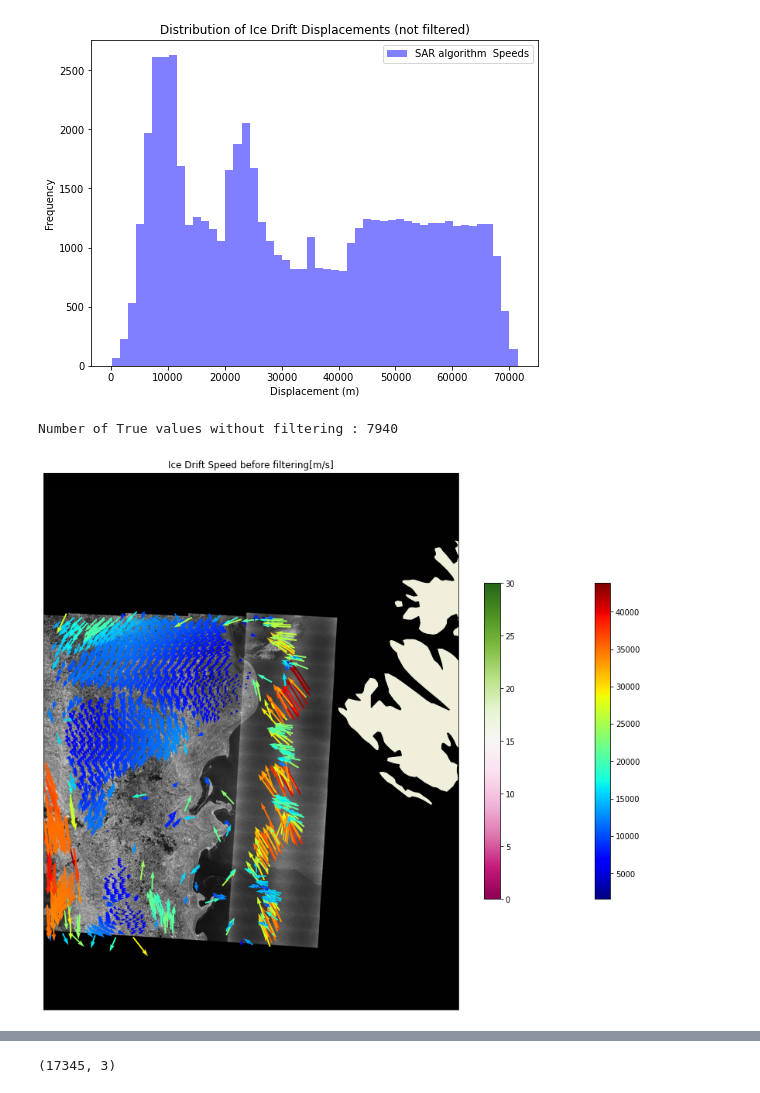
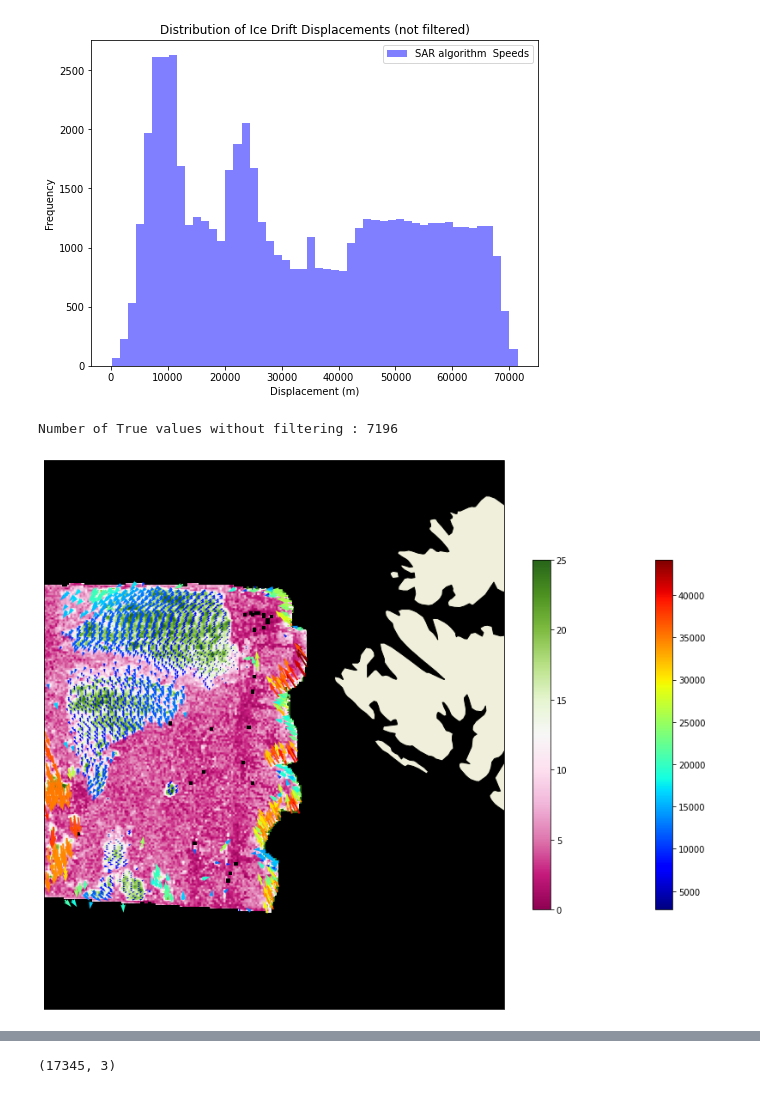
Before and after one commit to AnnaT1990/SAR_forecast_experiment, a Jupyter notebook: 2022-2023_48h_experiment/forecast_quality_analysis/forecast_SAR2_model_12-14feb.ipynb, the cells around one changed output, grey strips where cells are left out. Cells and saved outputs as stored; diff of their text form; code cells hidden in the pictures.

```diff
--- a/2022-2023_48h_experiment/forecast_quality_analysis/forecast_SAR2_model_12-14feb.ipynb
+++ b/2022-2023_48h_experiment/forecast_quality_analysis/forecast_SAR2_model_12-14feb.ipynb
@@ -199,7 +204,7 @@ plt.show()
 [figure]
 # %%
 import xarray as xr
-data = xr.open_dataset("https://thredds.met.no/thredds/dodsC/fou-hi/barents_eps_eps/barents_eps_20230901T00Z.nc")
+data = xr.open_dataset("https://thredds.met.no/thredds/dodsC/fou-hi/barents_eps_surface/2023/09/07/T18Z/barents_sfc_20230907T18Zm23.nc")
 # %%
 import xarray as xr
 # Setting subset grid using image border coordinates from nanset object
@@ -292,7 +263,7 @@ plt.show()
 # %%
 ## Run Pattern Matching for each element in lon1pm/lat1pm matrix
 # ice displacement upm and vpm are returned in meters in Stereographic projection
-upm, vpm, apm, rpm, hpm, lon2pm, lat2pm = pattern_matching(lon1pm, lat1pm, n1, c1, r1, n2, c2, r2,
+upm, vpm, apm, rpm, hpm, best_ssim, lon2pm, lat2pm = pattern_matching(lon1pm, lat1pm, n1, c1, r1, n2, c2, r2,
                                                           srs=srs.ExportToProj4(),
                                                            min_border=100,
                                                            max_border=100,
@@ -391,38 +369,41 @@ crs = ccrs.LambertConformal(central_longitude=-25,
     standard_parallels=(77.5, 77.5),
     globe=None)
 
 # Create a figure with three subplots side by side
 plt.figure(figsize=(15,15))
 ax =plt.axes(projection=crs)
 
 # Figure 1
 
 # filter vectors with hessian value
-gpi = (hpm > 8)
+gpi = (hpm > 9)
 num_true_values = np.sum(gpi.data)
 print(f"Number of True values without filtering : {num_true_values}")
 
 
 
 ax.imshow(n1b1, cmap='gray', extent=[x1pm.min(), x1pm.max(), y1pm.min(), y1pm.max()], origin='upper')
-quiv1 = ax.quiver(x1pm[gpi][::4], y1pm[gpi][::4], u[gpi][::4], v[gpi][::4], speed[gpi][::4], scale=500000, cmap='jet', width=0.0035)
+quiv1 = ax.quiver(x1pm[gpi][::4], y1pm[gpi][::4], u[gpi][::4], v[gpi][::4], speed[gpi][::4], scale=1000000, cmap='jet', width=0.0035)
 #quiv1 = ax.quiver(x1pm[gpi][::1], y1pm[gpi][::1], u[gpi][::1], v[gpi][::1], speed[gpi][::1], scale=2, cmap='jet', width=0.0035)
-ax.set_title('Ice Drift Speed before filtering[m/s]')
+#ax.set_title('Ice Drift Speed before filtering[m/s]')
+#ax.add_feature(land_50m, edgecolor='black')
+#ax.set_xlim([x1pm.min(), x1pm.max()])
+#ax.set_ylim([y1pm.min(), y1pm.max()])
+#ax.set_xlim([x1pm.min(), x1pm.max()-670000])
+#ax.set_ylim([y1pm.min()+370000, y1pm.max()-400000])
 plt.colorbar(quiv1, ax=ax, orientation='vertical', shrink=0.5)
 
 # Filter out values of hpm
 filtered_hpm = np.where(hpm > 0, hpm, np.nan)
-#h_img = ax.imshow(filtered_hpm, extent=[x1pm.min(), x1pm.max(), y1pm.min(), y1pm.max()], origin='lower', cmap='PiYG', alpha=1, vmin=0, vmax=25)
+h_img = ax.imshow(filtered_hpm, extent=[x1pm.min(), x1pm.max(), y1pm.min(), y1pm.max()], origin='lower', cmap='PiYG', alpha=1, vmin=0, vmax=25)
 #ax.set_title('Hessian > 9')
 ax.add_feature(land_50m, edgecolor='black')
-ax.set_xlim([x1pm.min(), x1pm.max()])
-ax.set_ylim([y1pm.min(), y1pm.max()])
 #ax.set_xlim([x1pm.min(), x1pm.max()-670000])
 #ax.set_ylim([y1pm.min()+370000, y1pm.max()-400000])
 plt.colorbar(h_img, ax=ax, shrink=0.5)
 
 
 plt.show()
 # %% [output]
-Number of True values without filtering : 7940
+Number of True values without filtering : 7196
-[figure, old version]
+[figure, new version]
```
Also changed, not shown: parts of 22 cells of this notebook, 5 other files.
